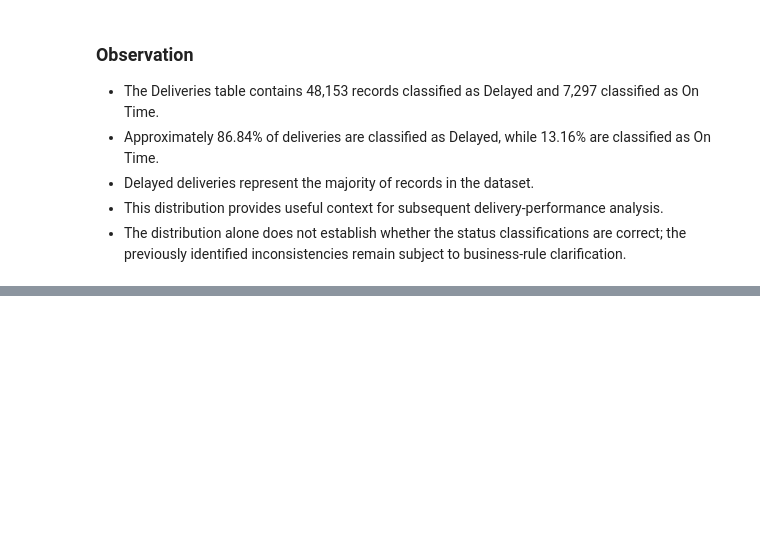
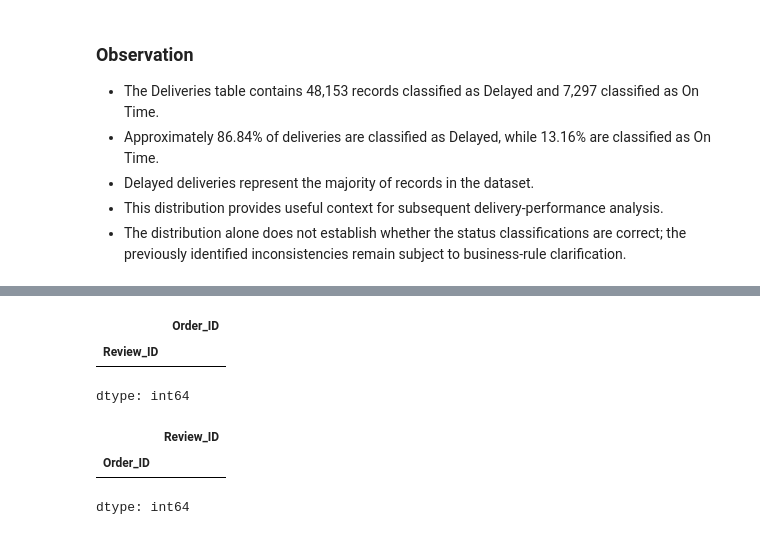
Before and after one commit to saradlakandri/Food-Delivery-Operations-Customer-Analytics, a Jupyter notebook: Python/Food_Delivery_Operations_Customer_Analytics.ipynb, the cells around one changed output, grey strips where cells are left out. Drawn from its saved outputs; the diff is of its cells as text; code cells hidden in the pictures; blank space fills up the shorter version.

```diff
--- a/Python/Food_Delivery_Operations_Customer_Analytics.ipynb
+++ b/Python/Food_Delivery_Operations_Customer_Analytics.ipynb
@@ -1741,0 +1920,16 @@ Therefore, the table is **ready for further analysis with documented data-qualit
+# %%
+## Validating the logical relationship between Review_ID against Order_ID
+check_review = reviews.groupby('Review_ID')['Order_ID'].nunique()
+check_review[check_review > 1]
+# %% [output]
+|  | Order_ID |
+| Review_ID |  |
+dtype: int64
+# %%
+## Validating the logical relationship between Order_ID against Review_ID
+check_review = reviews.groupby('Order_ID')['Review_ID'].nunique()
+check_review[check_review > 1]
+# %% [output]
+|  | Review_ID |
+| Order_ID |  |
+dtype: int64
```
Also changed, not shown: parts of 26 cells of this notebook.
